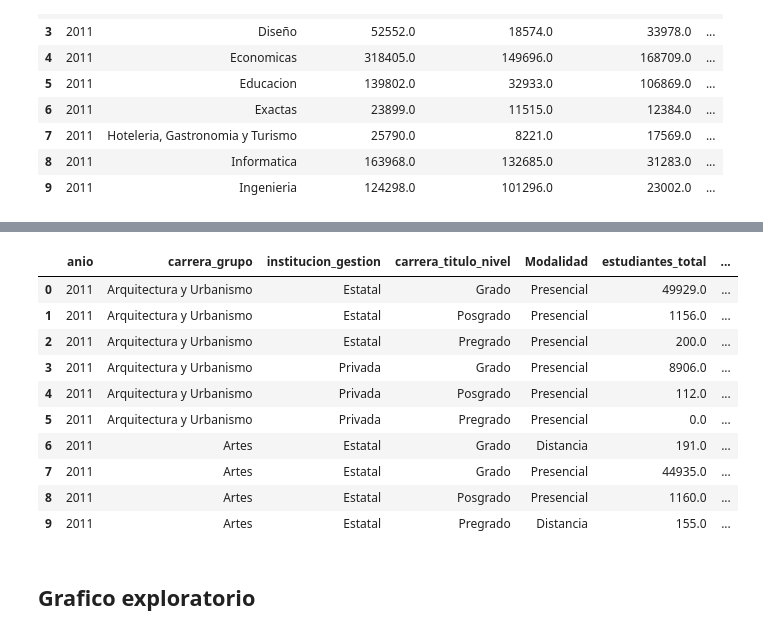
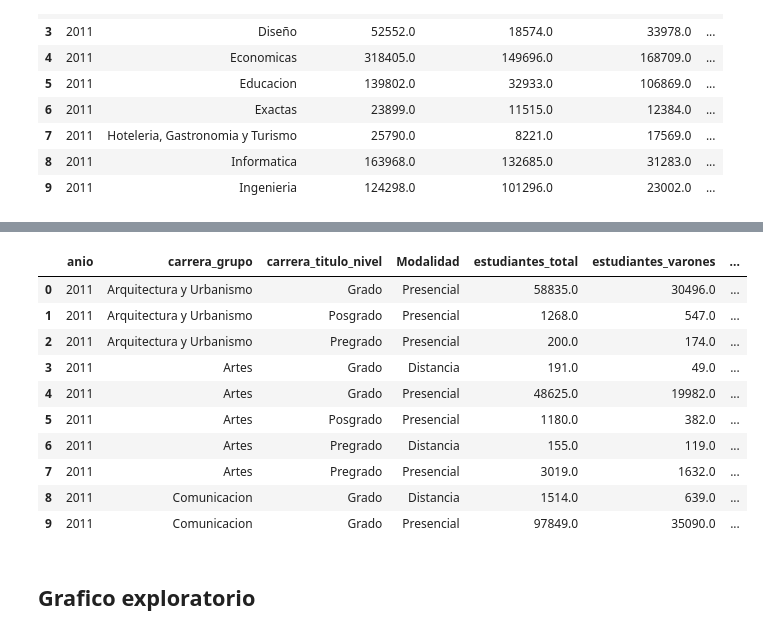
Before and after one commit to chicasentec/visualizacion_carreras, a Jupyter notebook: etl-next-journal.ipynb, the cells around one changed output, grey strips where cells are left out. Saved outputs shown, nothing was run; the diff lists cells and outputs as text; code cells hidden in the pictures.

Commit message:
separo archivos para analisis gestion/nivel/modalidad

```diff
--- a/etl-next-journal.ipynb
+++ b/etl-next-journal.ipynb
@@ -147,27 +171,27 @@ df_evolucion_carrera.to_csv("data/output/grupos_evolucion_genero.csv", encoding
 # %%
 #Por nivel educativo y por modalidad, por año
-df_evolucion_grupo_nivel_gestion_modalidad = df_alumnos_merged.groupby(["anio","carrera_grupo", "institucion_gestion", "carrera_titulo_nivel", "Modalidad"]).sum()
+df_evolucion_grupo_nivel_modalidad = df_alumnos_merged.groupby(["anio","carrera_grupo", "carrera_titulo_nivel", "Modalidad"]).sum()
 
-df_evolucion_grupo_nivel_gestion_modalidad = df_evolucion_grupo_nivel_gestion_modalidad[variables]
-df_evolucion_grupo_nivel_gestion_modalidad = df_evolucion_grupo_nivel_gestion_modalidad.reset_index()
+df_evolucion_grupo_nivel_modalidad = df_evolucion_grupo_nivel_modalidad[variables]
+df_evolucion_grupo_nivel_modalidad = df_evolucion_grupo_nivel_modalidad.reset_index()
 
-df_evolucion_grupo_nivel_gestion_modalidad["estudiantes_mujeres_pct"] = df_evolucion_grupo_nivel_gestion_modalidad.estudiantes_mujeres/df_evolucion_grupo_nivel_gestion_modalidad.estudiantes_total
-df_evolucion_grupo_nivel_gestion_modalidad["inscripciones_mujeres_pct"] = df_evolucion_grupo_nivel_gestion_modalidad.nuevos_inscriptos_mujeres/df_evolucion_grupo_nivel_gestion_modalidad.nuevos_inscriptos_total
-df_evolucion_grupo_nivel_gestion_modalidad["estudiantes_hombres_pct"] = df_evolucion_grupo_nivel_gestion_modalidad.estudiantes_varones/df_evolucion_grupo_nivel_gestion_modalidad.estudiantes_total
-df_evolucion_grupo_nivel_gestion_modalidad.to_csv("data/output/evolucion_grupo_nivel_gestion_modalidad.csv", encoding = "UTF8", index = False)
-df_evolucion_grupo_nivel_gestion_modalidad.head(10)
+df_evolucion_grupo_nivel_modalidad["estudiantes_mujeres_pct"] = df_evolucion_grupo_nivel_modalidad.estudiantes_mujeres/df_evolucion_grupo_nivel_gestion_modalidad.estudiantes_total
+df_evolucion_grupo_nivel_modalidad["inscripciones_mujeres_pct"] = df_evolucion_grupo_nivel_modalidad.nuevos_inscriptos_mujeres/df_evolucion_grupo_nivel_gestion_modalidad.nuevos_inscriptos_total
+df_evolucion_grupo_nivel_modalidad["estudiantes_hombres_pct"] = df_evolucion_grupo_nivel_modalidad.estudiantes_varones/df_evolucion_grupo_nivel_gestion_modalidad.estudiantes_total
+df_evolucion_grupo_nivel_modalidad.to_csv("data/output/evolucion_grupo_nivel_modalidad.csv", encoding = "UTF8", index = False)
+df_evolucion_grupo_nivel_modalidad.head(10)
 # %% [output]
-|  | anio | carrera_grupo | institucion_gestion | carrera_titulo_nivel | Modalidad | estudiantes_total | ... |
-| 0 | 2011 | Arquitectura y Urbanismo | Estatal | Grado | Presencial | 49929.0 | ... |
-| 1 | 2011 | Arquitectura y Urbanismo | Estatal | Posgrado | Presencial | 1156.0 | ... |
-| 2 | 2011 | Arquitectura y Urbanismo | Estatal | Pregrado | Presencial | 200.0 | ... |
-| 3 | 2011 | Arquitectura y Urbanismo | Privada | Grado | Presencial | 8906.0 | ... |
-| 4 | 2011 | Arquitectura y Urbanismo | Privada | Posgrado | Presencial | 112.0 | ... |
-| 5 | 2011 | Arquitectura y Urbanismo | Privada | Pregrado | Presencial | 0.0 | ... |
-| 6 | 2011 | Artes | Estatal | Grado | Distancia | 191.0 | ... |
-| 7 | 2011 | Artes | Estatal | Grado | Presencial | 44935.0 | ... |
-| 8 | 2011 | Artes | Estatal | Posgrado | Presencial | 1160.0 | ... |
-| 9 | 2011 | Artes | Estatal | Pregrado | Distancia | 155.0 | ... |
+|  | anio | carrera_grupo | carrera_titulo_nivel | Modalidad | estudiantes_total | estudiantes_varones | ... |
+| 0 | 2011 | Arquitectura y Urbanismo | Grado | Presencial | 58835.0 | 30496.0 | ... |
+| 1 | 2011 | Arquitectura y Urbanismo | Posgrado | Presencial | 1268.0 | 547.0 | ... |
+| 2 | 2011 | Arquitectura y Urbanismo | Pregrado | Presencial | 200.0 | 174.0 | ... |
+| 3 | 2011 | Artes | Grado | Distancia | 191.0 | 49.0 | ... |
+| 4 | 2011 | Artes | Grado | Presencial | 48625.0 | 19982.0 | ... |
+| 5 | 2011 | Artes | Posgrado | Presencial | 1180.0 | 382.0 | ... |
+| 6 | 2011 | Artes | Pregrado | Distancia | 155.0 | 119.0 | ... |
+| 7 | 2011 | Artes | Pregrado | Presencial | 3019.0 | 1632.0 | ... |
+| 8 | 2011 | Comunicacion | Grado | Distancia | 1514.0 | 639.0 | ... |
+| 9 | 2011 | Comunicacion | Grado | Presencial | 97849.0 | 35090.0 | ... |
 # %% [markdown]
 ## Grafico exploratorio
 # %% [markdown]
```
Also changed, not shown: parts of 1 cell of this notebook, 6 other files.
